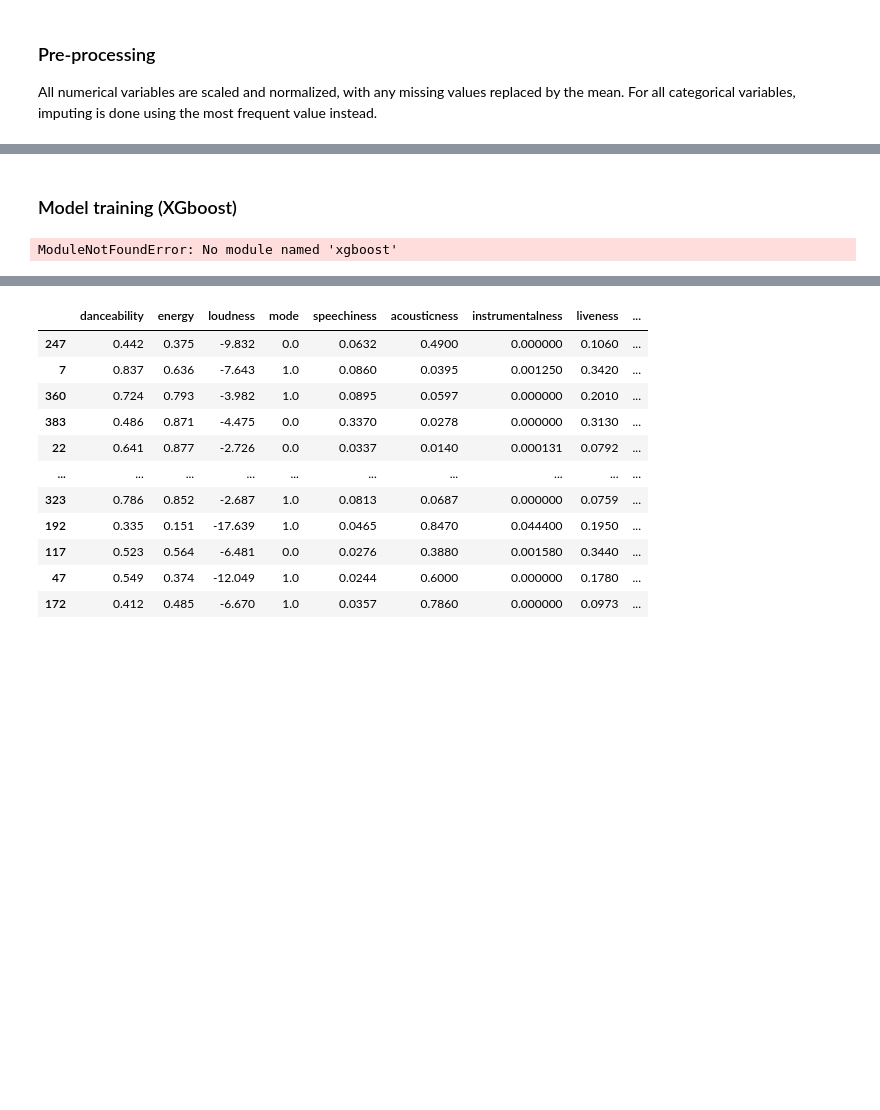
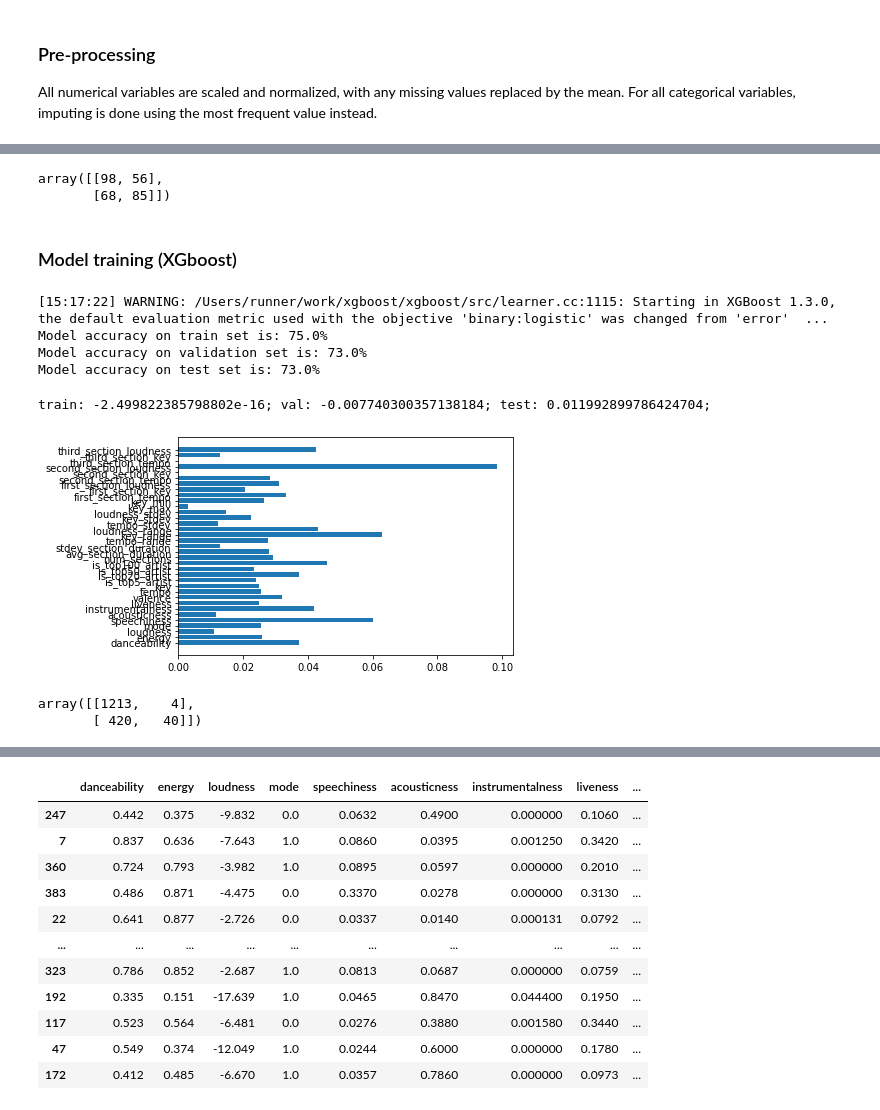
Before and after one commit to outofthegrid/spotify-scorer, a Jupyter notebook: spotify_data_exploration.ipynb, the cells around one changed output, grey strips where cells are left out. Cells and saved outputs as stored; diff of their text form; code cells hidden in the pictures; blank space fills up the shorter version.

```diff
--- a/spotify_data_exploration.ipynb
+++ b/spotify_data_exploration.ipynb
@@ -345,7 +358,7 @@ track_data = track_data.merge(artist_ranking,how='inner',left_on='artist_name',r
 # %%
 # Section data aggregates
 ## Read in from CSV
-track_analysis_df = pandas.read_csv('/Users/ds-ingrid/GitHub/spotify-scorer/raw_analysis_data.csv')
+track_analysis_df = pandas.read_csv('/Users/ds-ingrid/GitHub/spotify-scorer/data/raw_analysis_data.csv')
 
 ## Add row number by track name
 track_analysis_df = track_analysis_df.sort_values(by=['track_name','artist_name','start']).reset_index(drop=True)
@@ -415,7 +428,8 @@ track_data_df = pandas.DataFrame(track_data)
 track_data_df = listeningHistAgg.merge(track_data_df,how='inner',left_on=['artistName', 'trackName'],right_on=['artist_name', 'track_name']) #TODO: change to left and see how many track have no data
 
 # Create depvar based on quintiles
-track_data_df['depvar'] = pandas.qcut(track_data_df['mnPlayed'], 3, labels=False)+1
+#track_data_df['depvar'] = pandas.qcut(track_data_df['mnPlayed'], 5, labels=False)+1
+track_data_df['depvar'] = np.where(track_data_df['mnPlayed']>20,1,0)
 
 # QA checks
 #(listeningHistFeatures['mnPlayed']).quantile([0,0.2,0.4,0.6,0.8])
@@ -464,0 +485,9 @@ X_test = scaler.transform(X_test)
+# %%
+# Split training, validation, and testing
+X = track_data_df[['danceability','energy','loudness','mode','speechiness','acousticness','instrumentalness','liveness','valence','tempo',
+'key','is_top5_artist','is_top20_artist','is_top50_artist','is_top100_artist','num_sections', 'avg_section_duration','stdev_section_duration', 'tempo_range', 'key_range', 'loudness_range',
+'tempo_stdev', 'key_stdev', 'loudness_stdev', 'key_max', 'key_min','first_section_tempo', 'first_section_key', 'first_section_loudness',
+'second_section_tempo', 'second_section_key', 'second_section_loudness','third_section_tempo', 'third_section_key', 'third_section_loudness']]
+y = track_data_df['depvar']
+X_train, X_test, y_train, y_test = train_test_split(X,y,test_size=0.2,random_state=1,stratify=y)
+X_train, X_val, y_train, y_val = train_test_split(X_train,y_train,test_size=0.25,random_state=1,stratify=y_train)
@@ -465,3 +619,8 @@ X_test = scaler.transform(X_test)
+# %%
+confusion_matrix(y_val,y_pred_val)
+# %% [output]
+array([[98, 56],
+       [68, 85]])
 # %% [markdown]
 ### Model training (XGboost)
 # %%
@@ -469,19 +628,49 @@ from xgboost import XGBClassifier
 from sklearn.metrics import accuracy_score
 
 # Train model
-xgb_model = XGBClassifier(objective="multi:softprob", random_state=0, learning_rate = 0.05,
-                max_depth = 10, alpha = 10, n_estimators = 20)
+xgb_model = XGBClassifier(objective="binary:logistic", random_state=0, learning_rate = 0.1, #multi:softprob for multiclass
+                max_depth = 5, alpha = 10, n_estimators = 25)
 xgb_model.fit(X_train, y_train)
 
+# Make predictions on train data
+y_pred_train = xgb_model.predict(X_train)
+accuracy_pred = accuracy_score(y_train,y_pred_train)
+print(f"Model accuracy on train set is: {round(accuracy_pred*100,0)}%")
+
+# Make predictions on validation data
+y_pred_val = xgb_model.predict(X_val)
+accuracy_pred = accuracy_score(y_val,y_pred_val)
+print(f"Model accuracy on validation set is: {round(accuracy_pred*100,0)}%")
+
 # Make predictions on test data
-y_pred = xgb_model.predict(X_test)
-accuracy_pred = accuracy_score(y_test,y_pred)
-print(f"Model accuracy is: {round(accuracy_pred*100,0)}%")
-
-# evaluate predictions
-#accuracy = accuracy_score(y_test, predictions)
+y_pred_test = xgb_model.predict(X_test)
+accuracy_pred = accuracy_score(y_test,y_pred_test)
+print(f"Model accuracy on test set is: {round(accuracy_pred*100,0)}%")
 # %% [output]
-ModuleNotFoundError: No module named 'xgboost'
+[15:17:22] WARNING: /Users/runner/work/xgboost/xgboost/src/learner.cc:1115: Starting in XGBoost 1.3.0, the default evaluation metric used with the objective 'binary:logistic' was changed from 'error'  ...
+Model accuracy on train set is: 75.0%
+Model accuracy on validation set is: 73.0%
+Model accuracy on test set is: 73.0%
+# %%
+plt.barh(X.columns,xgb_model.feature_importances_)
+
+track_data_df.groupby(['depvar'])['third_section_loudness'].mean()
+
+print('train: ' + str(X_train[:,2].mean()) + '; val: ' + str(X_val[:,2].mean()) + '; test: ' + str(X_test[:,2].mean()) + ';')
+# %% [output]
+train: -2.499822385798802e-16; val: -0.007740300357138184; test: 0.011992899786424704;
+[figure, added]
+# %%
+#plt.barh(X.columns,xgb_model.feature_importances_)
+
+#from collections import Counter
+#Counter(y_train)
+
+confusion_matrix(y_train,y_pred_train)
+#confusion_matrix(y_test,y_pred_test)
+# %% [output]
+array([[1213,    4],
+       [ 420,   40]])
 # %%
 from sklearn.neighbors import KNeighborsClassifier
 
```
Also changed, not shown: parts of 18 cells of this notebook, 3 other files.
